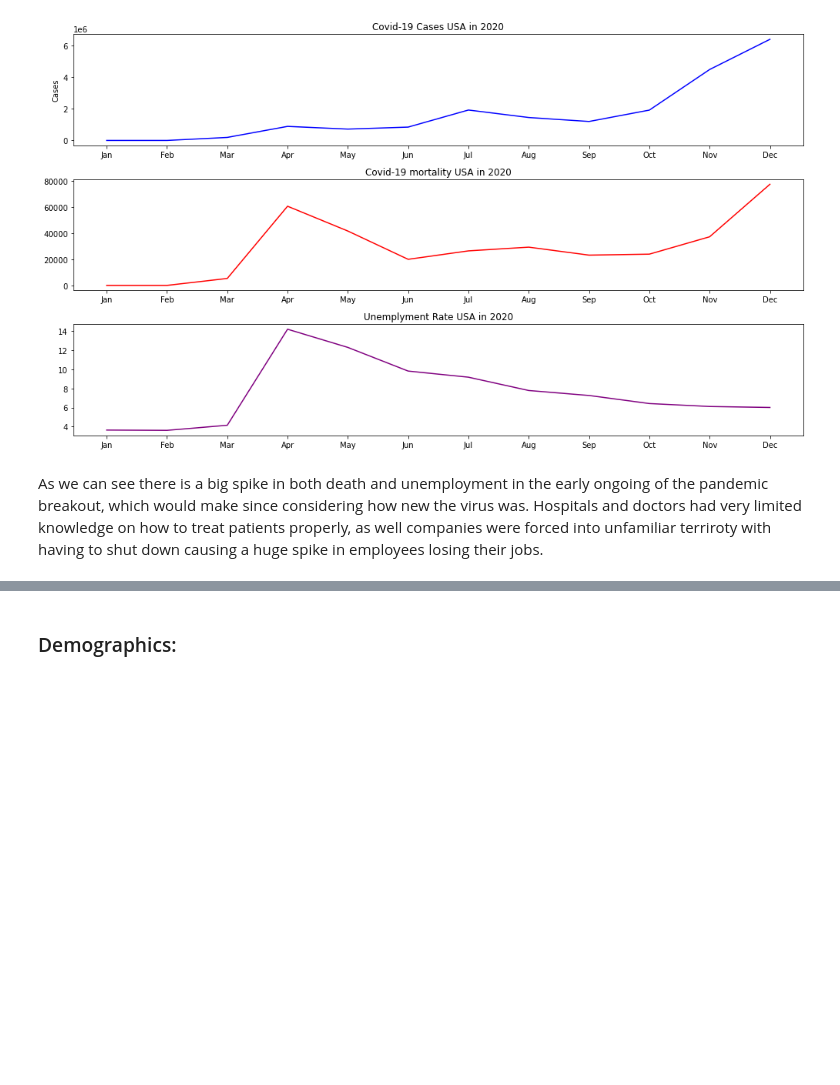
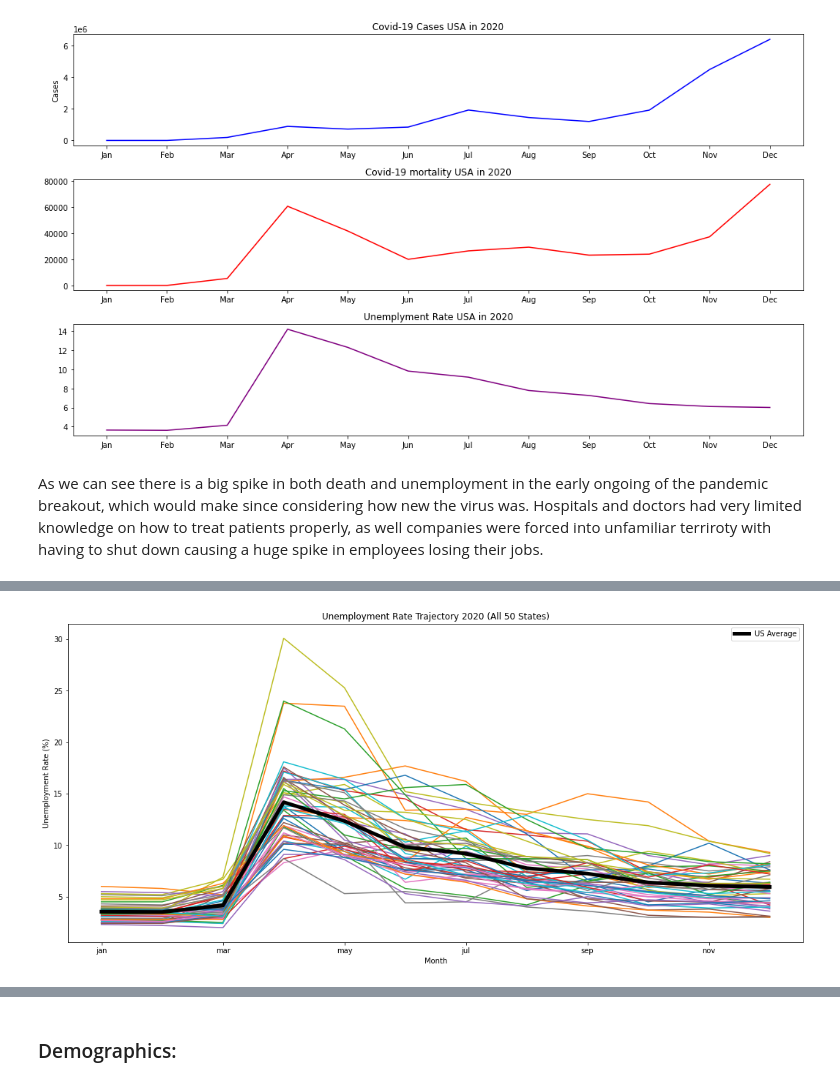
Before and after one commit to mrhartnett10/Covid19-Clustering-Demographic-Analysis-Group-Project, a Jupyter notebook: MH-YH-EDA-Combo.ipynb, the cells around one changed output, grey strips where cells are left out. Saved outputs shown, nothing was run; the diff lists cells and outputs as text; code cells hidden in the pictures; blank space fills up the shorter version.

```diff
--- a/MH-YH-EDA-Combo.ipynb
+++ b/MH-YH-EDA-Combo.ipynb
@@ -185,0 +218,12 @@ As we can see there is a big spike in both death and unemployment in the early o
+# %%
+#List comprehension lowercases all index names
+
+lowercase_index = [x.lower() for x in data.index]
+
+#Replacing current index with lowercased index
+
+data.set_index([lowercase_index], inplace = True)
+# %%
+#Giving the index the name 'month'
+
+data.index.rename('month',inplace = True)
@@ -185,0 +240,4 @@ As we can see there is a big spike in both death and unemployment in the early o
+# %%
+#Dropping puertorico column because it contains NaNs
+
+data.drop(columns = 'puertorico', inplace = True)
@@ -185,0 +250,17 @@ As we can see there is a big spike in both death and unemployment in the early o
+# %%
+#Calculating the average national unemployment for each month
+
+monthly_avg = data.mean(axis = 1)
+# %%
+#Plotting unemployment rate per month of all states and the US average per month
+#to get a general idea of the movement
+
+plt.figure(figsize = (18, 8))
+for i in data.columns:
+    data[i].plot()
+monthly_avg.plot(linewidth = 5, color = 'black', legend = True, label = 'US Average')
+plt.title('Unemployment Rate Trajectory 2020 (All 50 States)')
+plt.xlabel('Month')
+plt.ylabel('Unemployment Rate (%)');
+# %% [output]
+[figure, added]
```
Also changed, not shown: parts of 34 cells of this notebook.
